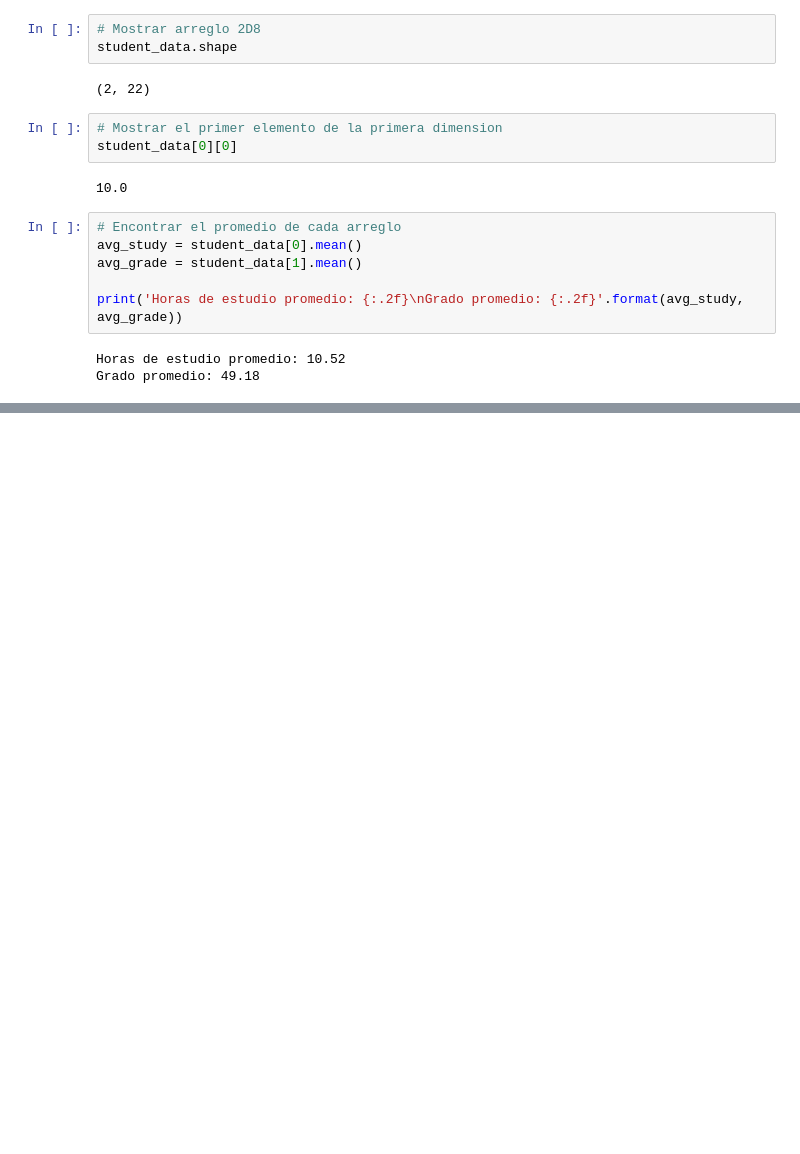
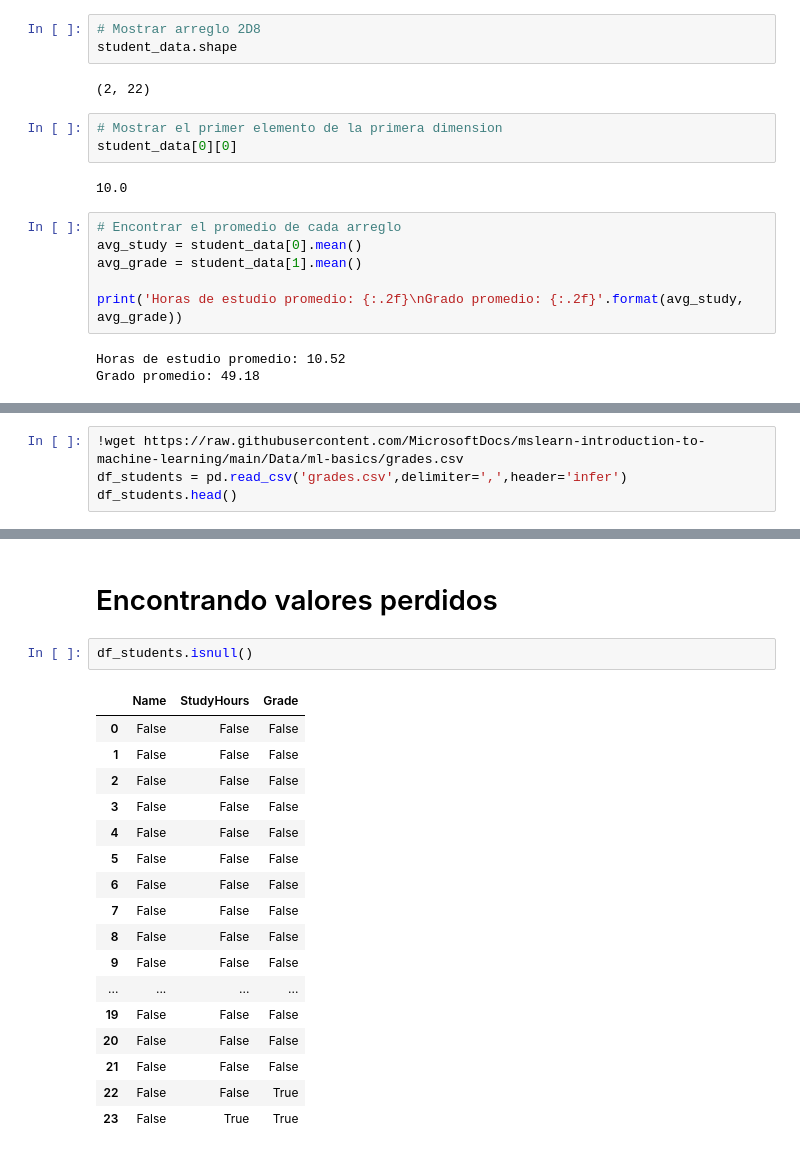
Before and after one commit to iMike-505/Mes-de-Datos, a Jupyter notebook: microsoft-exploracion-de-datos-con-numpy-y-panda.ipynb, the cells around one changed output, grey strips where cells are left out. Cells and saved outputs as stored; diff of their text form; blank space fills up the shorter version.

```diff
--- a/microsoft-exploracion-de-datos-con-numpy-y-panda.ipynb
+++ b/microsoft-exploracion-de-datos-con-numpy-y-panda.ipynb
@@ -66,0 +142,4 @@ Grado promedio: 49.18
+# %%
+!wget https://raw.githubusercontent.com/MicrosoftDocs/mslearn-introduction-to-machine-learning/main/Data/ml-basics/grades.csv
+df_students = pd.read_csv('grades.csv',delimiter=',',header='infer')
+df_students.head()
@@ -66,0 +163,22 @@ Grado promedio: 49.18
+# %% [markdown]
+# Encontrando valores perdidos
+# %%
+df_students.isnull()
+# %% [output]
+|  | Name | StudyHours | Grade |
+| 0 | False | False | False |
+| 1 | False | False | False |
+| 2 | False | False | False |
+| 3 | False | False | False |
+| 4 | False | False | False |
+| 5 | False | False | False |
+| 6 | False | False | False |
+| 7 | False | False | False |
+| 8 | False | False | False |
+| 9 | False | False | False |
+| ... | ... | ... | ... |
+| 19 | False | False | False |
+| 20 | False | False | False |
+| 21 | False | False | False |
+| 22 | False | False | True |
+| 23 | False | True | True |
```
Also changed, not shown: parts of 20 cells of this notebook.
